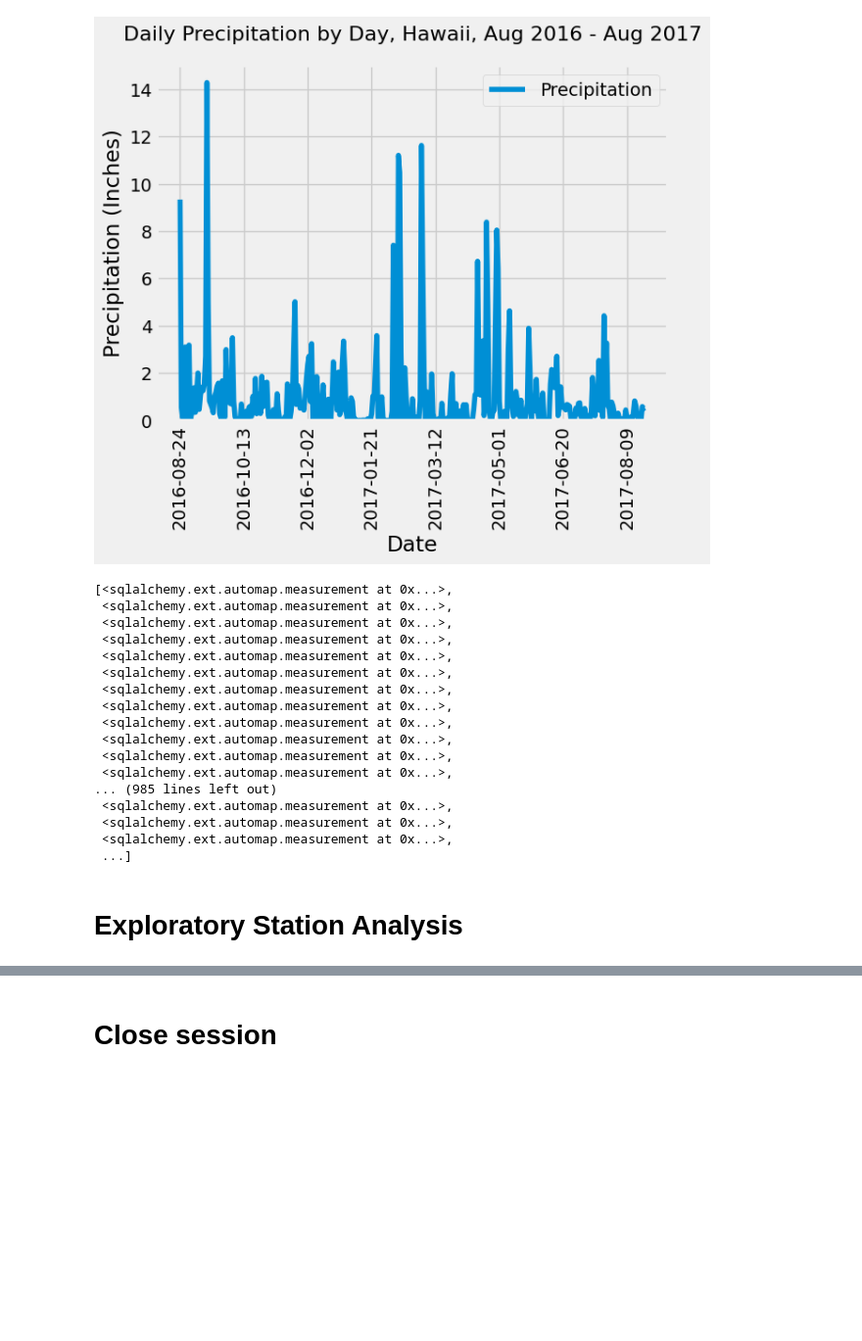
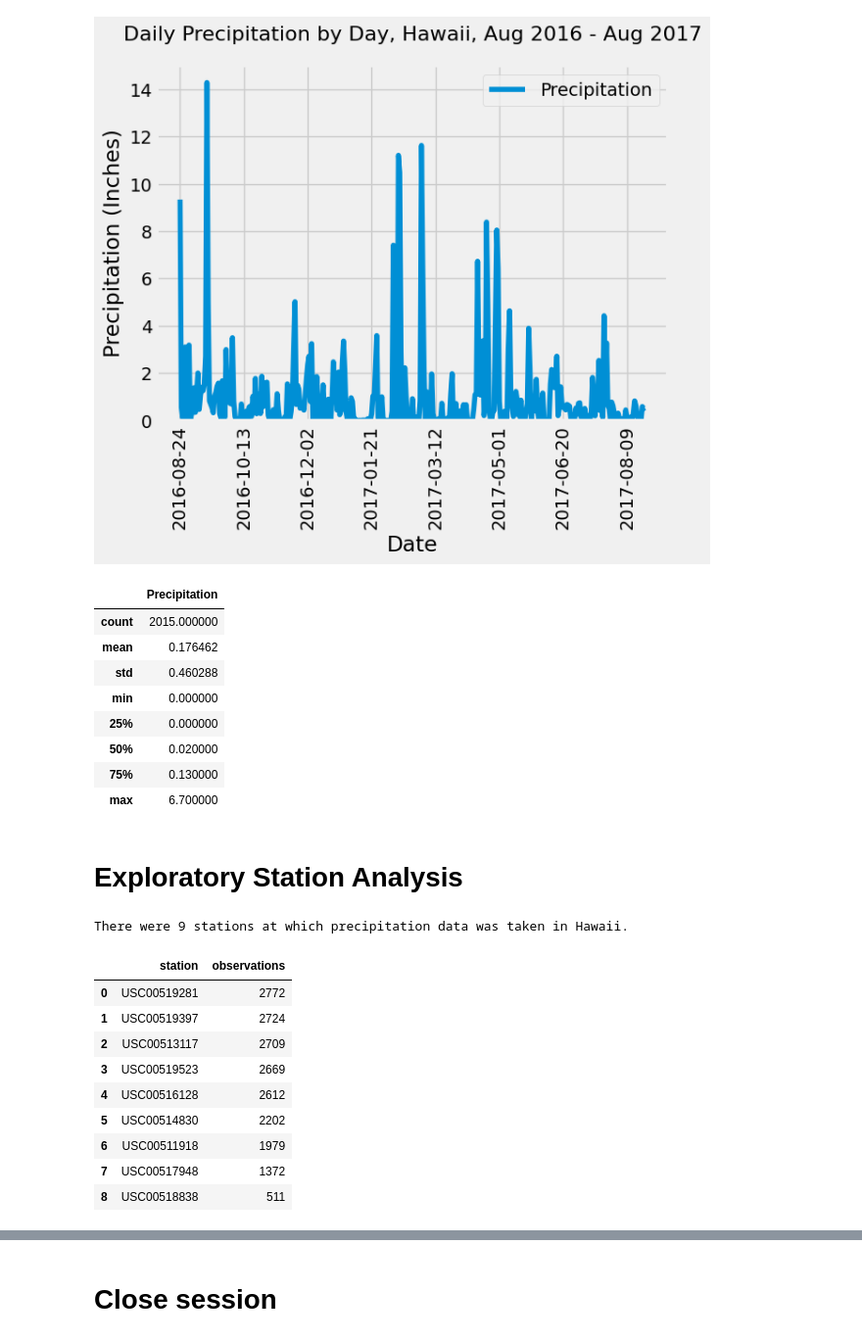
Before and after one commit to meeyoungPH/sqlalchemy-challenge, a Jupyter notebook: climate_starter.ipynb, the cells around one changed output, grey strips where cells are left out. Shown: that part at 98% size. Saved outputs shown, nothing was run; the diff lists cells and outputs as text; code cells hidden in the pictures; blank space fills up the shorter version.

```diff
--- a/climate_starter.ipynb
+++ b/climate_starter.ipynb
@@ -109,32 +115,59 @@ plt.show()
 [figure]
 # %%
 # Use Pandas to calcualte the summary statistics for the precipitation data
-all_prcp = session.query(Measurement.id, Measurement.prcp, Measurement.).all()
-all_prcp
+yearly_prcp_not_grouped = session.query(Measurement.date, Measurement.prcp.label('Precipitation')).\
+    filter(func.strftime('%Y-%m-%d', Measurement.date) >= start_date).all()
+
+yearly_prcp_not_grouped_df = pd.DataFrame(yearly_prcp_not_grouped)
+yearly_prcp_not_grouped_df.describe()
 # %% [output]
-[<sqlalchemy.ext.automap.measurement at 0x...>,
- <sqlalchemy.ext.automap.measurement at 0x...>,
- <sqlalchemy.ext.automap.measurement at 0x...>,
- <sqlalchemy.ext.automap.measurement at 0x...>,
- <sqlalchemy.ext.automap.measurement at 0x...>,
- <sqlalchemy.ext.automap.measurement at 0x...>,
- <sqlalchemy.ext.automap.measurement at 0x...>,
- <sqlalchemy.ext.automap.measurement at 0x...>,
- <sqlalchemy.ext.automap.measurement at 0x...>,
- <sqlalchemy.ext.automap.measurement at 0x...>,
- <sqlalchemy.ext.automap.measurement at 0x...>,
- <sqlalchemy.ext.automap.measurement at 0x...>,
-... (985 lines left out)
- <sqlalchemy.ext.automap.measurement at 0x...>,
- <sqlalchemy.ext.automap.measurement at 0x...>,
- <sqlalchemy.ext.automap.measurement at 0x...>,
- ...]
+|  | Precipitation |
+| count | 2015.000000 |
+| mean | 0.176462 |
+| std | 0.460288 |
+| min | 0.000000 |
+| 25% | 0.000000 |
+| 50% | 0.020000 |
+| 75% | 0.130000 |
+| max | 6.700000 |
 # %% [markdown]
 # Exploratory Station Analysis
 # %%
 # Design a query to calculate the total number stations in the dataset
+stations = session.query(Station)
+print(f'There were {stations.count()} stations at which precipitation data was taken in Hawaii.')
+# %% [output]
+There were 9 stations at which precipitation data was taken in Hawaii.
 # %%
 # Design a query to find the most active stations (i.e. what stations have the most rows?)
 # List the stations and the counts in descending order.
+station_info = []
+
+for x in stations:
+
+    obs = session.query(Measurement).\
+        filter(Measurement.station == x.station).count()
+
+    dict = {
+        'station': x.station,
+        'observations': obs
+    }
+
+    station_info.append(dict)
+
+station_info_df = pd.DataFrame(station_info).sort_values('observations', ascending=False).reset_index(drop=True)
+most_active_station = station_info_df.iloc[0,0]
+station_info_df
+# %% [output]
+|  | station | observations |
+| 0 | USC00519281 | 2772 |
+| 1 | USC00519397 | 2724 |
+| 2 | USC00513117 | 2709 |
+| 3 | USC00519523 | 2669 |
+| 4 | USC00516128 | 2612 |
+| 5 | USC00514830 | 2202 |
+| 6 | USC00511918 | 1979 |
+| 7 | USC00517948 | 1372 |
+| 8 | USC00518838 | 511 |
 # %%
 # Using the most active station id from the previous query, calculate the lowest, highest, and average temperature.
```
Also changed, not shown: parts of 3 cells of this notebook, 1 other file.
